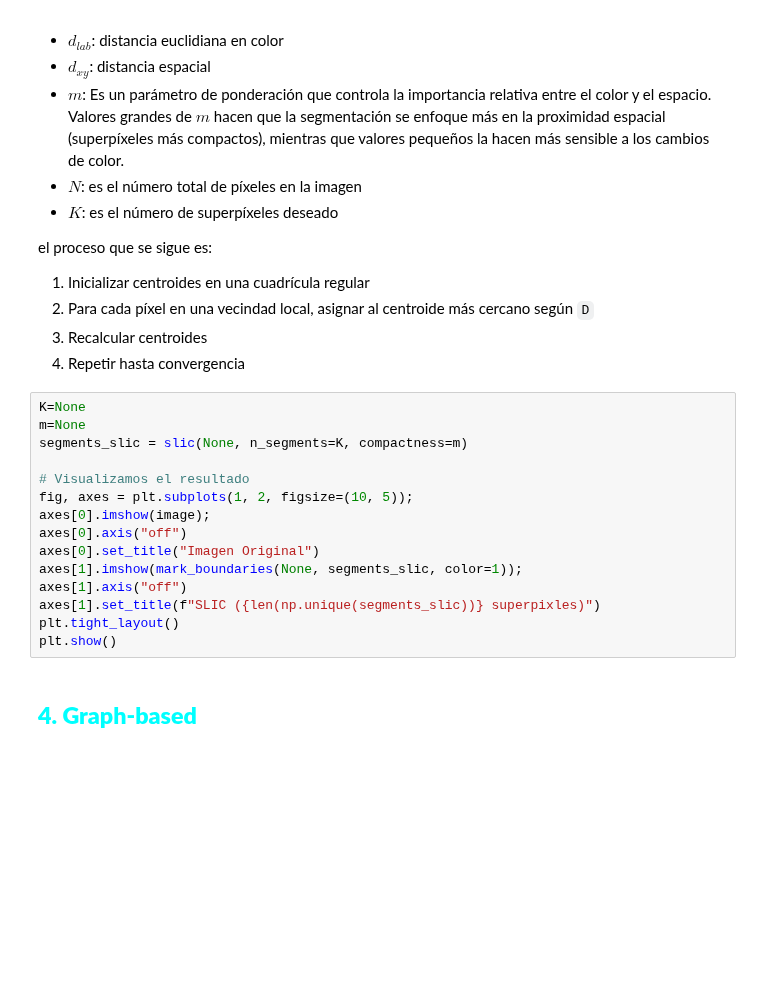
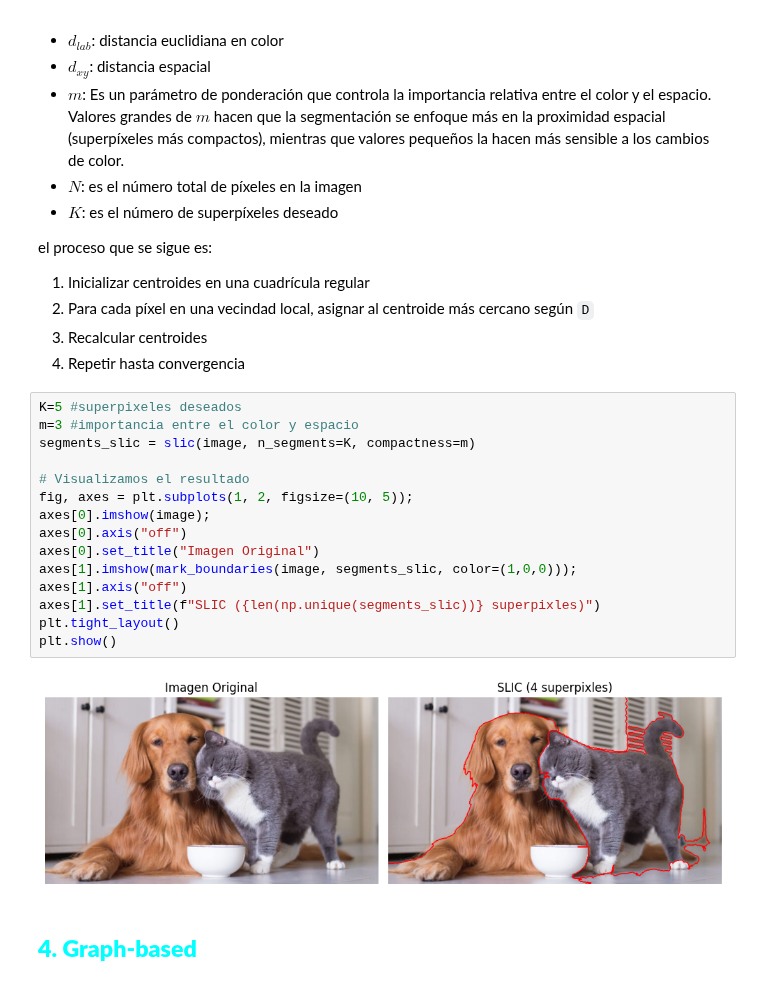
Before and after one commit to Juliaan107/Hands-on-Computer-Vision, a Jupyter notebook: colabs/Sesion8_1_SegmentationTechniques.ipynb, the cells around one changed output. Cells and saved outputs as stored; diff of their text form; blank space fills up the shorter version.

```diff
--- a/colabs/Sesion8_1_SegmentationTechniques.ipynb
+++ b/colabs/Sesion8_1_SegmentationTechniques.ipynb
@@ -182,20 +182,22 @@ el proceso que se sigue es:
 3. Recalcular centroides
 4. Repetir hasta convergencia
 # %%
-K=None
-m=None
-segments_slic = slic(None, n_segments=K, compactness=m)
+K=5 #superpixeles deseados
+m=3 #importancia entre el color y espacio
+segments_slic = slic(image, n_segments=K, compactness=m)
 
 # Visualizamos el resultado
 fig, axes = plt.subplots(1, 2, figsize=(10, 5));
 axes[0].imshow(image);
 axes[0].axis("off")
 axes[0].set_title("Imagen Original")
-axes[1].imshow(mark_boundaries(None, segments_slic, color=1));
+axes[1].imshow(mark_boundaries(image, segments_slic, color=(1,0,0)));
 axes[1].axis("off")
 axes[1].set_title(f"SLIC ({len(np.unique(segments_slic))} superpixles)")
 plt.tight_layout()
 plt.show()
+# %% [output]
+[figure, added]
 # %% [markdown]
 ## <font color='#00FFFF'> **4. Graph-based** </font>
 # %% [markdown]
```
